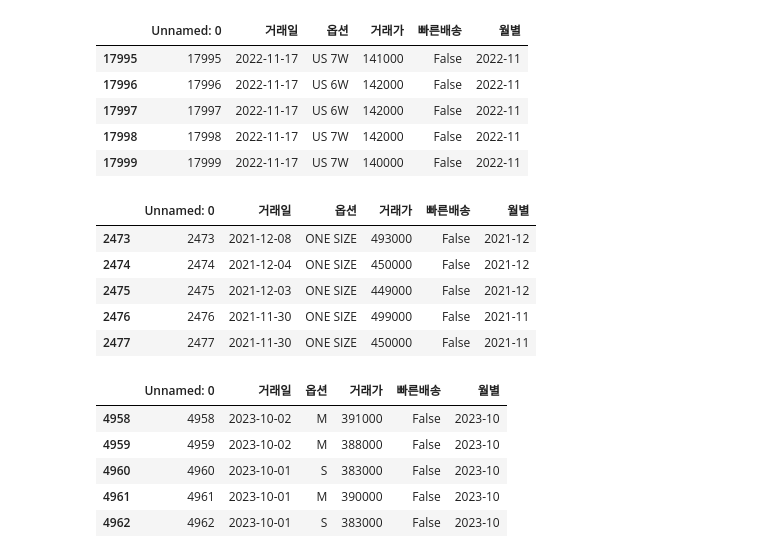
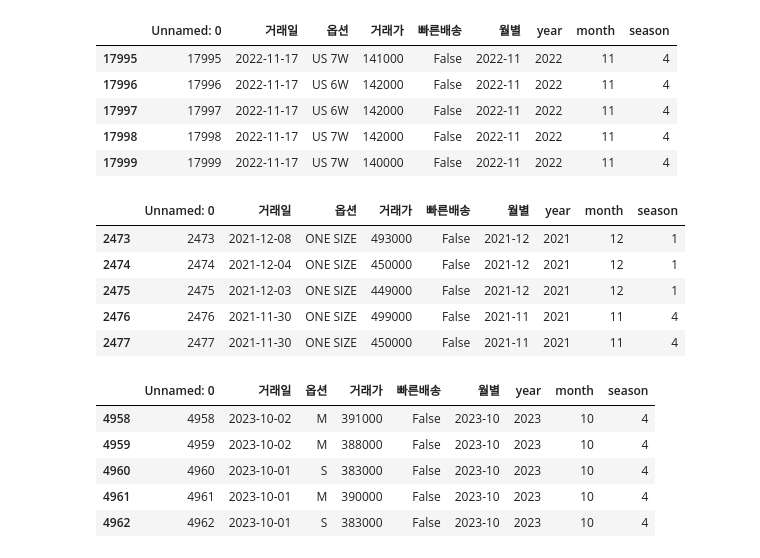
Before and after one commit to missiletoe/kream, a Jupyter notebook: 분석4 - 시즈널제품3종.ipynb, the cells around one changed output. Saved outputs shown, nothing was run; the diff lists cells and outputs as text; code cells hidden in the pictures.

```diff
--- a/분석4 - 시즈널제품3종.ipynb
+++ b/분석4 - 시즈널제품3종.ipynb
@@ -12,37 +12,43 @@ tnf = pd.read_csv('CSV/(W) 노스페이스 화이트 라벨 노벨티 눕시 다
 # %%
 def prepare_data(df):
     df['거래일'] = pd.to_datetime(df['거래일'], format='%y/%m/%d')
     df['월별'] = df['거래일'].dt.to_period('M')
     df['거래가'] = df['거래가'].str.replace('원', '').str.replace(',', '').astype(int)
+
+    # Add year, month, and season columns
+    df['year'] = df['거래일'].dt.year
+    df['month'] = df['거래일'].dt.month
+    df['season'] = df['거래일'].dt.month % 12 // 3 + 1  # spring=1, summer=2, fall=3, winter=4
+
     return df
 
 ugg = prepare_data(ugg)
 acne = prepare_data(acne)
 tnf = prepare_data(tnf)
 
 ugg.tail()
 # %% [output]
-|  | Unnamed: 0 | 거래일 | 옵션 | 거래가 | 빠른배송 | 월별 |
-| 17995 | 17995 | 2022-11-17 | US 7W | 141000 | False | 2022-11 |
-| 17996 | 17996 | 2022-11-17 | US 6W | 142000 | False | 2022-11 |
-| 17997 | 17997 | 2022-11-17 | US 6W | 142000 | False | 2022-11 |
-| 17998 | 17998 | 2022-11-17 | US 7W | 142000 | False | 2022-11 |
-| 17999 | 17999 | 2022-11-17 | US 7W | 140000 | False | 2022-11 |
+|  | Unnamed: 0 | 거래일 | 옵션 | 거래가 | 빠른배송 | 월별 | year | month | season |
+| 17995 | 17995 | 2022-11-17 | US 7W | 141000 | False | 2022-11 | 2022 | 11 | 4 |
+| 17996 | 17996 | 2022-11-17 | US 6W | 142000 | False | 2022-11 | 2022 | 11 | 4 |
+| 17997 | 17997 | 2022-11-17 | US 6W | 142000 | False | 2022-11 | 2022 | 11 | 4 |
+| 17998 | 17998 | 2022-11-17 | US 7W | 142000 | False | 2022-11 | 2022 | 11 | 4 |
+| 17999 | 17999 | 2022-11-17 | US 7W | 140000 | False | 2022-11 | 2022 | 11 | 4 |
 # %%
 acne.tail()
 # %% [output]
-|  | Unnamed: 0 | 거래일 | 옵션 | 거래가 | 빠른배송 | 월별 |
-| 2473 | 2473 | 2021-12-08 | ONE SIZE | 493000 | False | 2021-12 |
-| 2474 | 2474 | 2021-12-04 | ONE SIZE | 450000 | False | 2021-12 |
-| 2475 | 2475 | 2021-12-03 | ONE SIZE | 449000 | False | 2021-12 |
-| 2476 | 2476 | 2021-11-30 | ONE SIZE | 499000 | False | 2021-11 |
-| 2477 | 2477 | 2021-11-30 | ONE SIZE | 450000 | False | 2021-11 |
+|  | Unnamed: 0 | 거래일 | 옵션 | 거래가 | 빠른배송 | 월별 | year | month | season |
+| 2473 | 2473 | 2021-12-08 | ONE SIZE | 493000 | False | 2021-12 | 2021 | 12 | 1 |
+| 2474 | 2474 | 2021-12-04 | ONE SIZE | 450000 | False | 2021-12 | 2021 | 12 | 1 |
+| 2475 | 2475 | 2021-12-03 | ONE SIZE | 449000 | False | 2021-12 | 2021 | 12 | 1 |
+| 2476 | 2476 | 2021-11-30 | ONE SIZE | 499000 | False | 2021-11 | 2021 | 11 | 4 |
+| 2477 | 2477 | 2021-11-30 | ONE SIZE | 450000 | False | 2021-11 | 2021 | 11 | 4 |
 # %%
 tnf.tail()
 # %% [output]
-|  | Unnamed: 0 | 거래일 | 옵션 | 거래가 | 빠른배송 | 월별 |
-| 4958 | 4958 | 2023-10-02 | M | 391000 | False | 2023-10 |
-| 4959 | 4959 | 2023-10-02 | M | 388000 | False | 2023-10 |
-| 4960 | 4960 | 2023-10-01 | S | 383000 | False | 2023-10 |
-| 4961 | 4961 | 2023-10-01 | M | 390000 | False | 2023-10 |
-| 4962 | 4962 | 2023-10-01 | S | 383000 | False | 2023-10 |
+|  | Unnamed: 0 | 거래일 | 옵션 | 거래가 | 빠른배송 | 월별 | year | month | season |
+| 4958 | 4958 | 2023-10-02 | M | 391000 | False | 2023-10 | 2023 | 10 | 4 |
+| 4959 | 4959 | 2023-10-02 | M | 388000 | False | 2023-10 | 2023 | 10 | 4 |
+| 4960 | 4960 | 2023-10-01 | S | 383000 | False | 2023-10 | 2023 | 10 | 4 |
+| 4961 | 4961 | 2023-10-01 | M | 390000 | False | 2023-10 | 2023 | 10 | 4 |
+| 4962 | 4962 | 2023-10-01 | S | 383000 | False | 2023-10 | 2023 | 10 | 4 |
```
Also changed, not shown: parts of 1 cell of this notebook.
